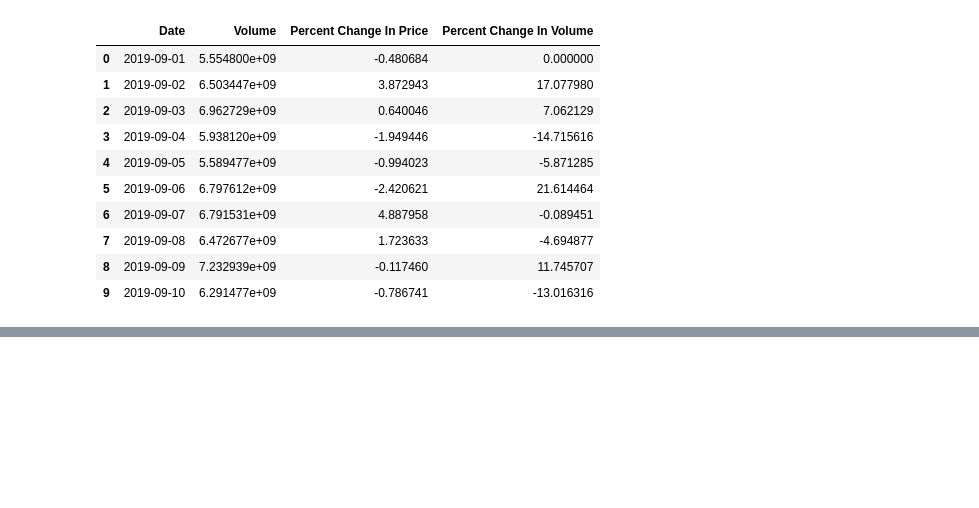
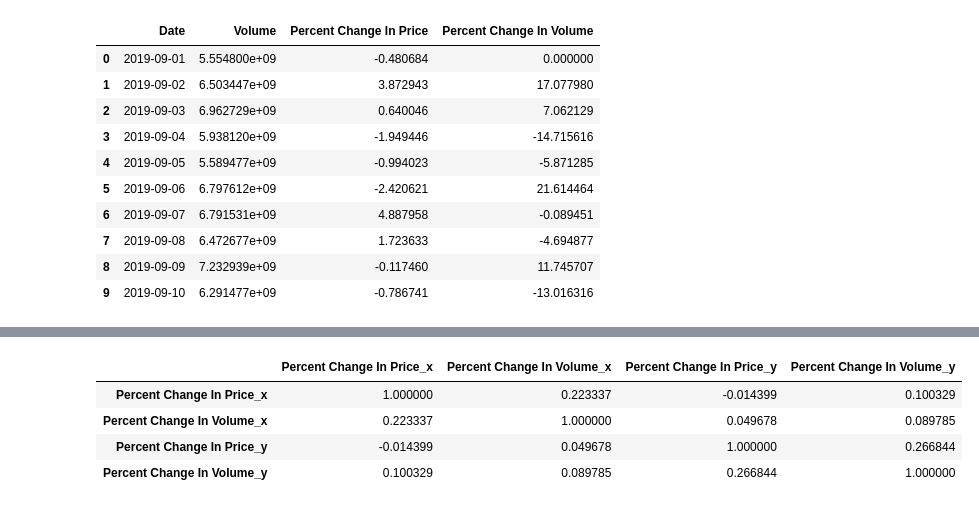
Before and after one commit to data301-2021-winter1/project-group67-project, a Jupyter notebook: notebooks/analysis2.ipynb, the cells around one changed output, grey strips where cells are left out. Saved outputs shown, nothing was run; the diff lists cells and outputs as text; code cells hidden in the pictures; blank space fills up the shorter version.

```diff
--- a/notebooks/analysis2.ipynb
+++ b/notebooks/analysis2.ipynb
@@ -332,0 +321,16 @@ print(naseth)
+# %%
+columns = result[['Percent Change In Price_x', 'Percent Change In Volume_x', 'Percent Change In Price_y', 'Percent Change In Volume_y']]
+start = dt.datetime(2020, 9, 3)
+
+data = dfN['Date']
+
+
+log_returns = np.log(columns/columns.shift())
+
+log_returns.corr()
+# %% [output]
+|  | Percent Change In Price_x | Percent Change In Volume_x | Percent Change In Price_y | Percent Change In Volume_y |
+| Percent Change In Price_x | 1.000000 | 0.223337 | -0.014399 | 0.100329 |
+| Percent Change In Volume_x | 0.223337 | 1.000000 | 0.049678 | 0.089785 |
+| Percent Change In Price_y | -0.014399 | 0.049678 | 1.000000 | 0.266844 |
+| Percent Change In Volume_y | 0.100329 | 0.089785 | 0.266844 | 1.000000 |
```
Also changed, not shown: parts of 7 cells of this notebook.
